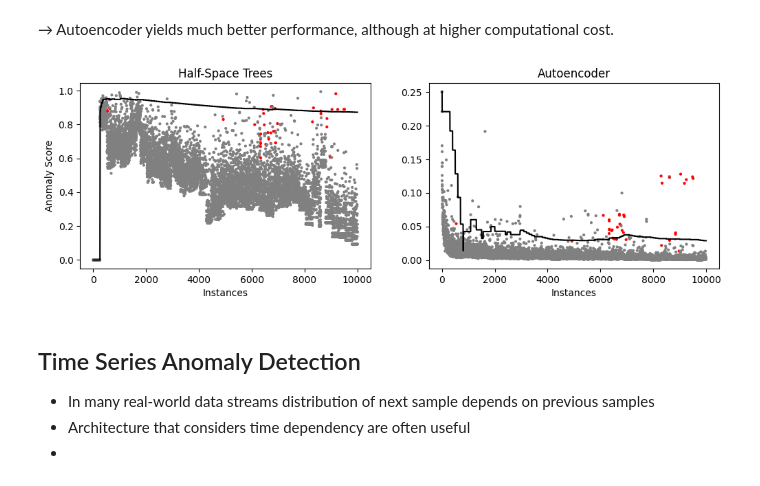
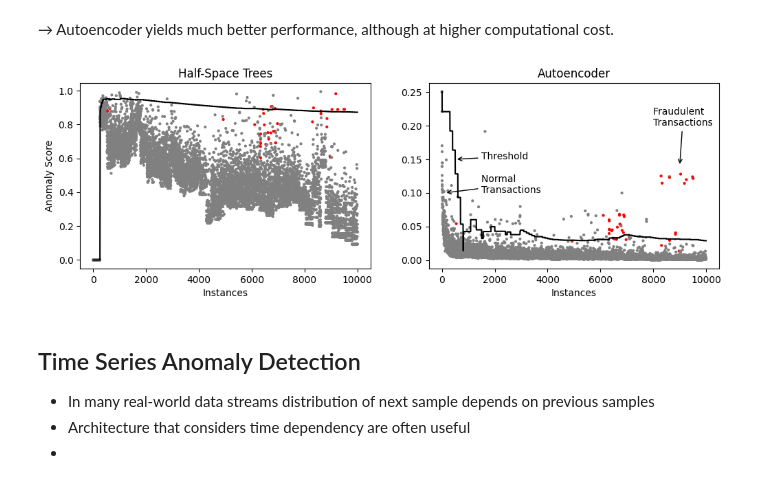
Before and after one commit to lucasczz/deep-river-demo-23, a Jupyter notebook: notebooks/sections/anomaly_detection.ipynb, the cells around one changed output. Cells and saved outputs as stored; diff of their text form; code cells hidden in the pictures.

```diff
--- a/notebooks/sections/anomaly_detection.ipynb
+++ b/notebooks/sections/anomaly_detection.ipynb
@@ -123,24 +126,27 @@ Support         38
 # %%
 # Visualize anomaly scores of anomaly detectors
 import matplotlib.pyplot as plt
 import numpy as np
 
 labels = np.array(labels)
 
 fig, axs = plt.subplots(ncols=2, sharex=True, figsize=(12, 3.5))
 xs = np.arange(len(scores_ae))
 for ax, scores, thresholds in zip(
     axs, [scores_hs, scores_ae], [thresholds_hs, thresholds_ae]
 ):
     ax.scatter(xs, scores, c=np.where(labels==1, 'red', 'gray'), s=4)
     ax.plot(xs, thresholds, c='black', label='Threshold')
     ax.set_xlabel('Instances')
 
 axs[0].set_ylabel('Anomaly Score')
+axs[1].annotate('Fraudulent \nTransactions', xy=[9000, 0.14], xytext=[8000, 0.2], arrowprops={'arrowstyle': "->"})
+axs[1].annotate('Normal \nTransactions', xy=[100, 0.1], xytext=[1500, 0.1], arrowprops={'arrowstyle': "->"})
+axs[1].annotate('Threshold', xy=[500, 0.15], xytext=[1500, 0.15], arrowprops={'arrowstyle': "->"})
 axs[0].set_title('Half-Space Trees')
 t = axs[1].set_title('Autoencoder')
 # %% [output]
-[figure, old version]
+[figure, new version]
 # %%
 # TODO: Content on time series anomaly detection?
 # %% [markdown]
```
Also changed, not shown: parts of 1 cell of this notebook, 1 other file.
